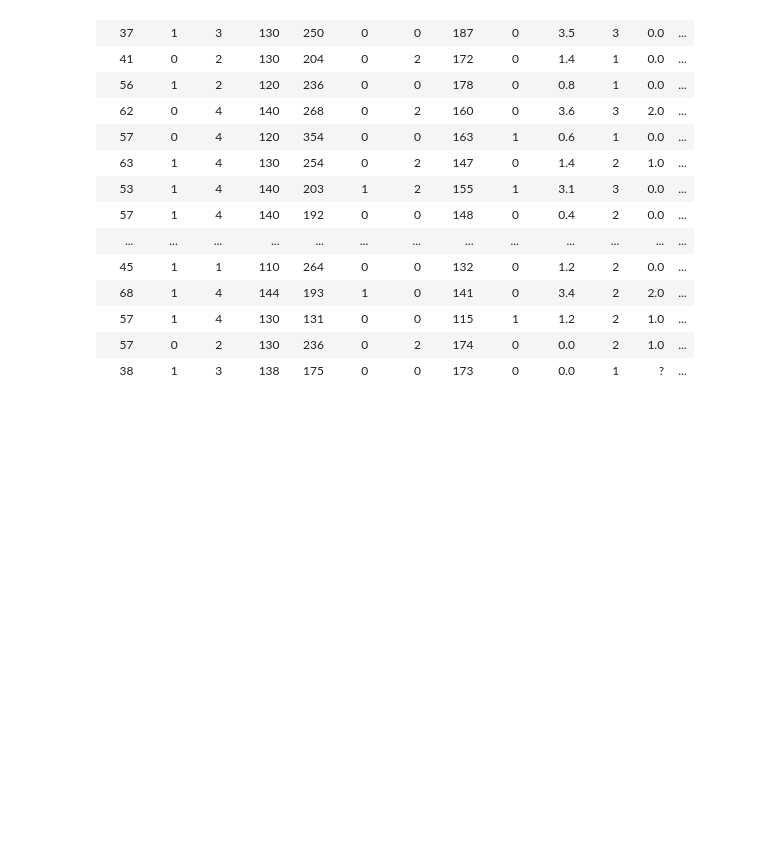
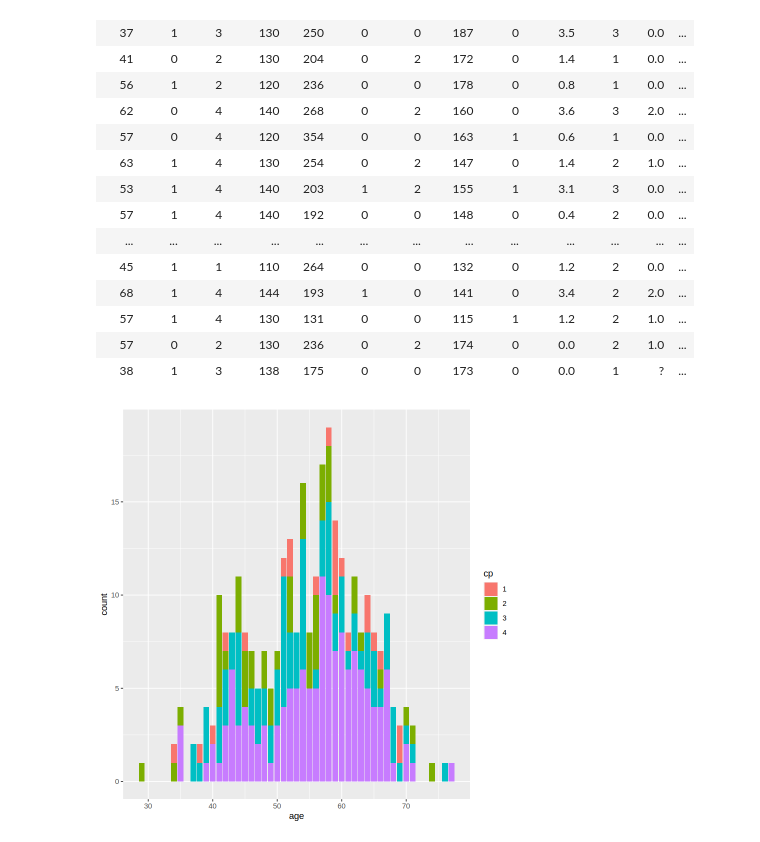
Before and after one commit to Mikeee12138/Group-Project-dsci100, a Jupyter notebook: Proposal.ipynb, the cells around one changed output. Cells and saved outputs as stored; diff of their text form; code cells hidden in the pictures; blank space fills up the shorter version.

Commit message:
Added plot (temporary)

```diff
--- a/Proposal.ipynb
+++ b/Proposal.ipynb
@@ -40,3 +40,11 @@ A spec_tbl_df: 302 × 14
 | 57 | 1 | 4 | 130 | 131 | 0 | 0 | 115 | 1 | 1.2 | 2 | 1.0 | ... |
 | 57 | 0 | 2 | 130 | 236 | 0 | 2 | 174 | 0 | 0.0 | 2 | 1.0 | ... |
 | 38 | 1 | 3 | 138 | 175 | 0 | 0 | 173 | 0 | 0.0 | 1 | ? | ... |
+# %%
+heart_disease <- mutate(heart_disease, cp = as.factor(cp))
+heart_disease_plot <- heart_disease |>
+ggplot(aes (x = age, fill = cp)) +
+geom_bar()
+heart_disease_plot
+# %% [output]
+[figure, added]
```
